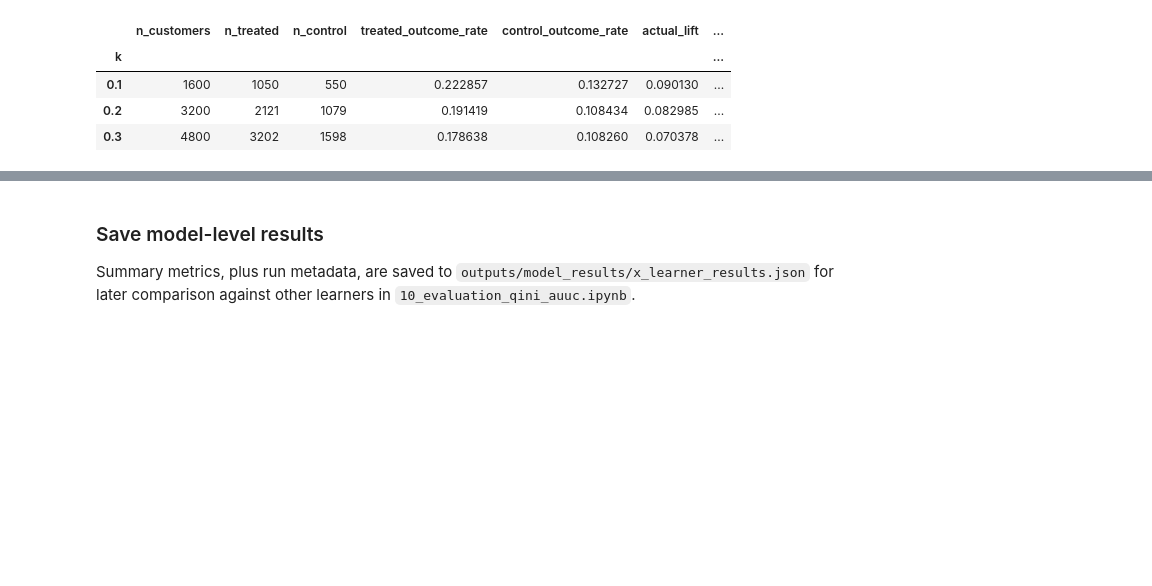
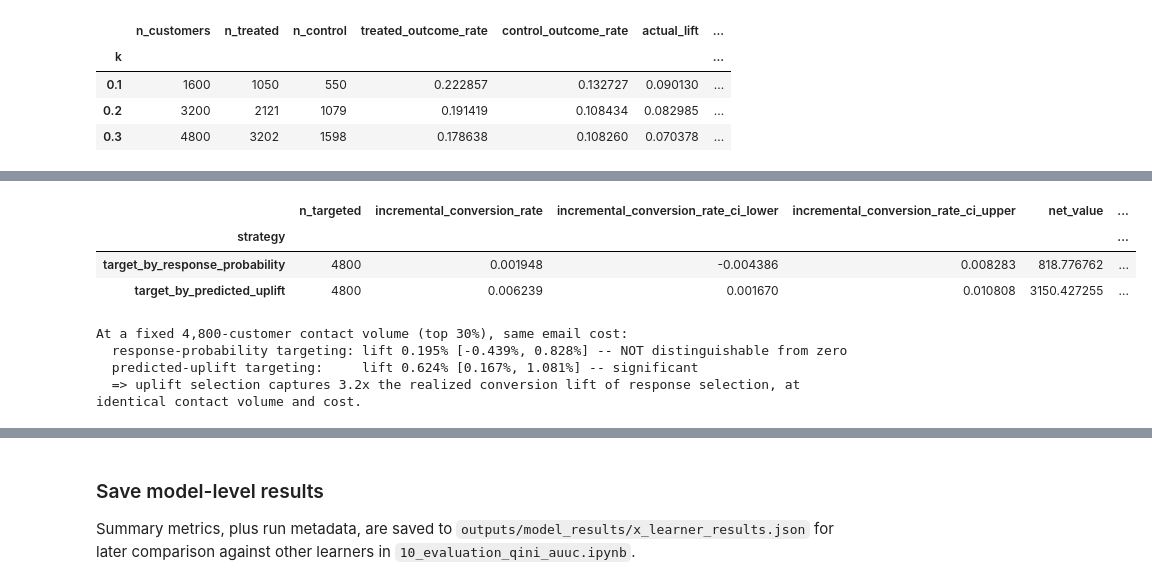
Before and after one commit to brianrp09232000/hillstrom-email-uplift-modeling, a Jupyter notebook: notebooks/06_x_learner.ipynb, the cells around one changed output, grey strips where cells are left out. Cells and saved outputs as stored; diff of their text form; code cells hidden in the pictures; blank space fills up the shorter version.

```diff
--- a/notebooks/06_x_learner.ipynb
+++ b/notebooks/06_x_learner.ipynb
@@ -598 +600,46 @@ Empirical value per conversion (avg spend | conversion==1, train, both arms pool
 Saved: /Users/brianrodriguez/Desktop/Statistial ML/Causal ML/UpliftModeling/hillstrom-email-uplift-modeling/outputs/tables/x_learner_roi_comparison.csv
+# %%
+# roi_table already IS the constant-volume comparison: both rules target the same
+# top 30% at the same email cost, so any difference is purely which customers each
+# rule selects. Flag statistical significance (95% CI on the lift excludes zero).
+comparison = roi_table.copy()
+comparison["significant_at_95pct"] = comparison["incremental_conversion_rate_ci_lower"] > 0
+
+assert comparison["n_targeted"].nunique() == 1, (
+    "Constant-volume comparison requires both rules to target the same number of customers."
+)
+
+display(
+    comparison[[
+        "n_targeted",
+        "incremental_conversion_rate",
+        "incremental_conversion_rate_ci_lower",
+        "incremental_conversion_rate_ci_upper",
+        "net_value",
+        "significant_at_95pct",
+    ]]
+)
+
+resp = comparison.loc["target_by_response_probability"]
+uplift = comparison.loc["target_by_predicted_uplift"]
+ratio = uplift["incremental_conversion_rate"] / resp["incremental_conversion_rate"]
+print(
+    f"At a fixed {uplift['n_targeted']:,.0f}-customer contact volume (top 30%), same email cost:\n"
+    f"  response-probability targeting: lift {resp['incremental_conversion_rate']:.3%} "
+    f"[{resp['incremental_conversion_rate_ci_lower']:.3%}, {resp['incremental_conversion_rate_ci_upper']:.3%}] "
+    f"-- {'significant' if resp['significant_at_95pct'] else 'NOT distinguishable from zero'}\n"
+    f"  predicted-uplift targeting:     lift {uplift['incremental_conversion_rate']:.3%} "
+    f"[{uplift['incremental_conversion_rate_ci_lower']:.3%}, {uplift['incremental_conversion_rate_ci_upper']:.3%}] "
+    f"-- {'significant' if uplift['significant_at_95pct'] else 'NOT distinguishable from zero'}\n"
+    f"  => uplift selection captures {ratio:.1f}x the realized conversion lift of response "
+    f"selection, at identical contact volume and cost."
+)
+# %% [output]
+|  | n_targeted | incremental_conversion_rate | incremental_conversion_rate_ci_lower | incremental_conversion_rate_ci_upper | net_value | ... |
+| strategy |  |  |  |  |  | ... |
+| target_by_response_probability | 4800 | 0.001948 | -0.004386 | 0.008283 | 818.776762 | ... |
+| target_by_predicted_uplift | 4800 | 0.006239 | 0.001670 | 0.010808 | 3150.427255 | ... |
+At a fixed 4,800-customer contact volume (top 30%), same email cost:
+  response-probability targeting: lift 0.195% [-0.439%, 0.828%] -- NOT distinguishable from zero
+  predicted-uplift targeting:     lift 0.624% [0.167%, 1.081%] -- significant
+  => uplift selection captures 3.2x the realized conversion lift of response selection, at identical contact volume and cost.
```
Also changed, not shown: parts of 5 cells of this notebook, 4 other files.
